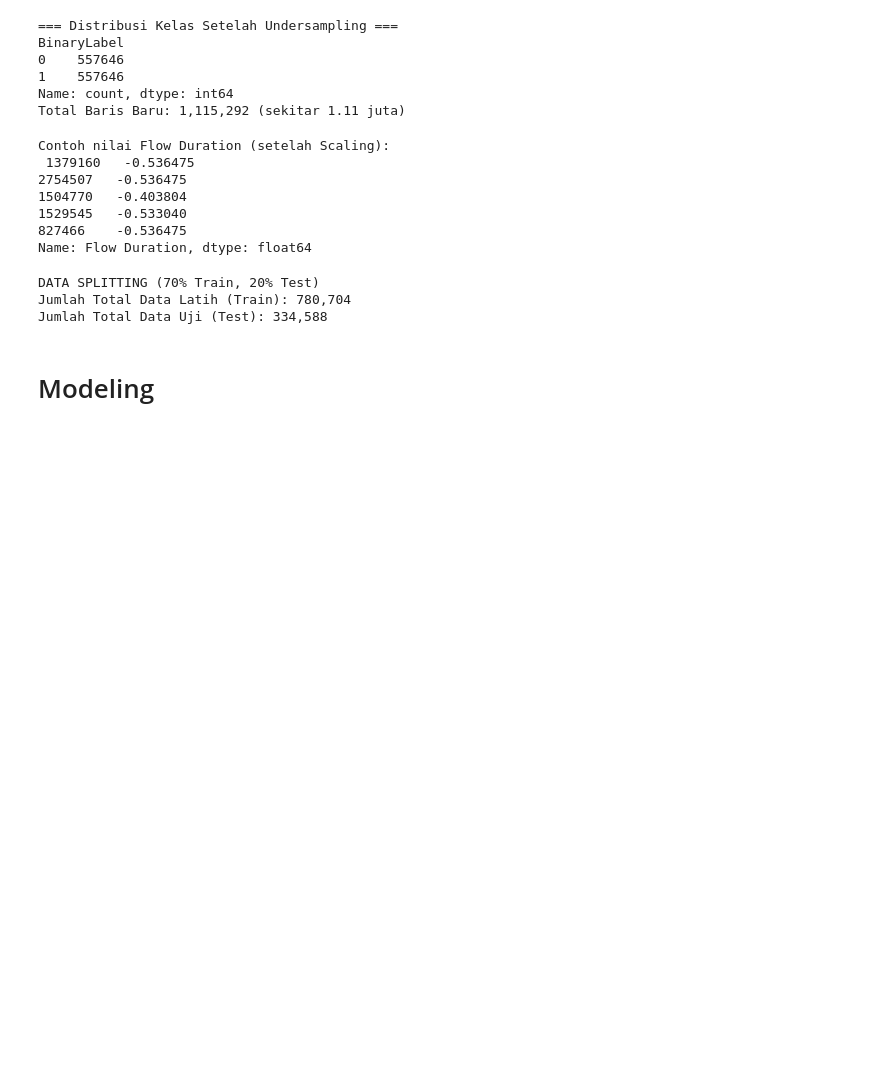
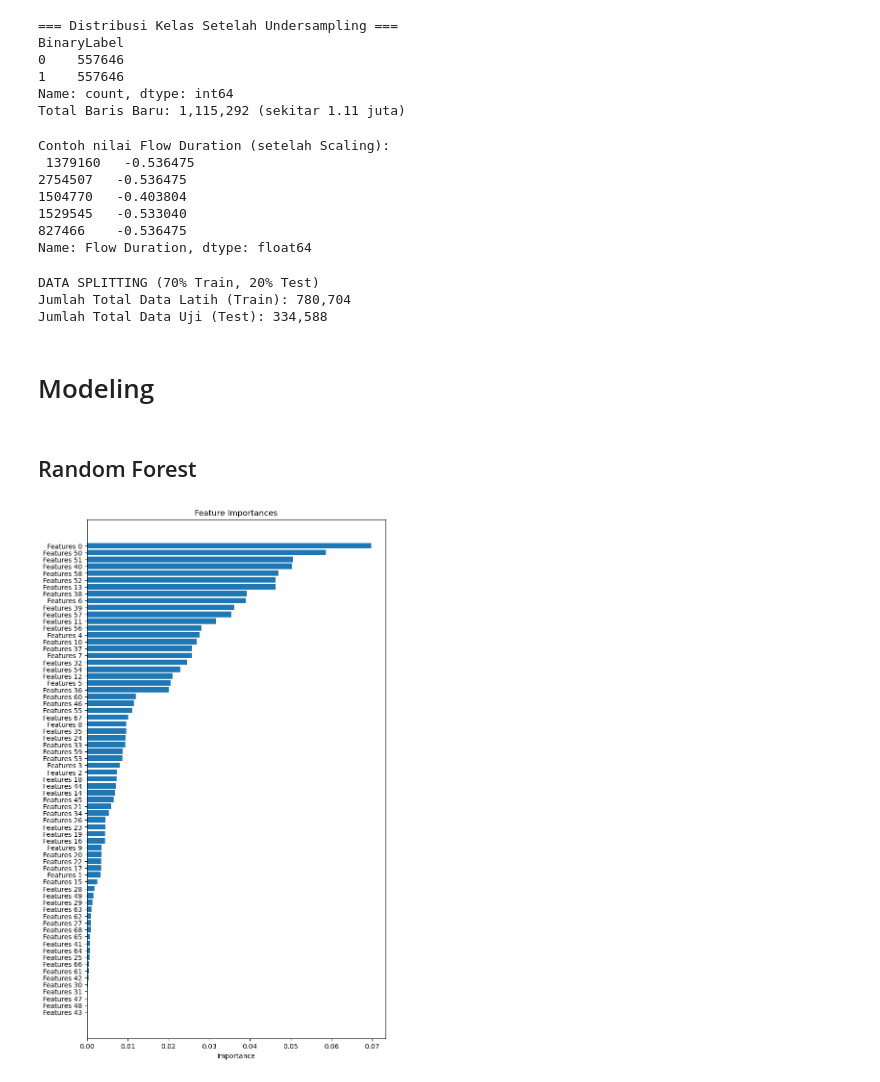
Before and after one commit to Dafalahl/IDS-Binary-Classification, a Jupyter notebook: notebook_analysis.ipynb, the cells around one changed output. Saved outputs shown, nothing was run; the diff lists cells and outputs as text; code cells hidden in the pictures; blank space fills up the shorter version.

```diff
--- a/notebook_analysis.ipynb
+++ b/notebook_analysis.ipynb
@@ -371,3 +372,23 @@ Jumlah Total Data Latih (Train): 780,704
 Jumlah Total Data Uji (Test): 334,588
 # %% [markdown]
 # Modeling
+# %% [markdown]
+## Random Forest
+# %%
+rf_model = RandomForestClassifier(n_estimators=50, random_state=42)
+rf_model.fit(X_train, Y_train)
+rf_pred = rf_model.predict(X_test)
+# %%
+importances = rf_model.feature_importances_
+
+indices = sorted(range(len(importances)), key=lambda i: importances[i], reverse=False)
+feature_names = [f"Features {i}" for i in indices]
+
+plt.figure(figsize=(8, 14))
+plt.barh(range(X_train.shape[1]), importances[indices], align="center")
+plt.yticks(range(X_train.shape[1]), feature_names)
+plt.xlabel("Importance")
+plt.title("Feature Importances")
+plt.show()
+# %% [output]
+[figure, added]
```
Also changed, not shown: parts of 14 cells of this notebook.
